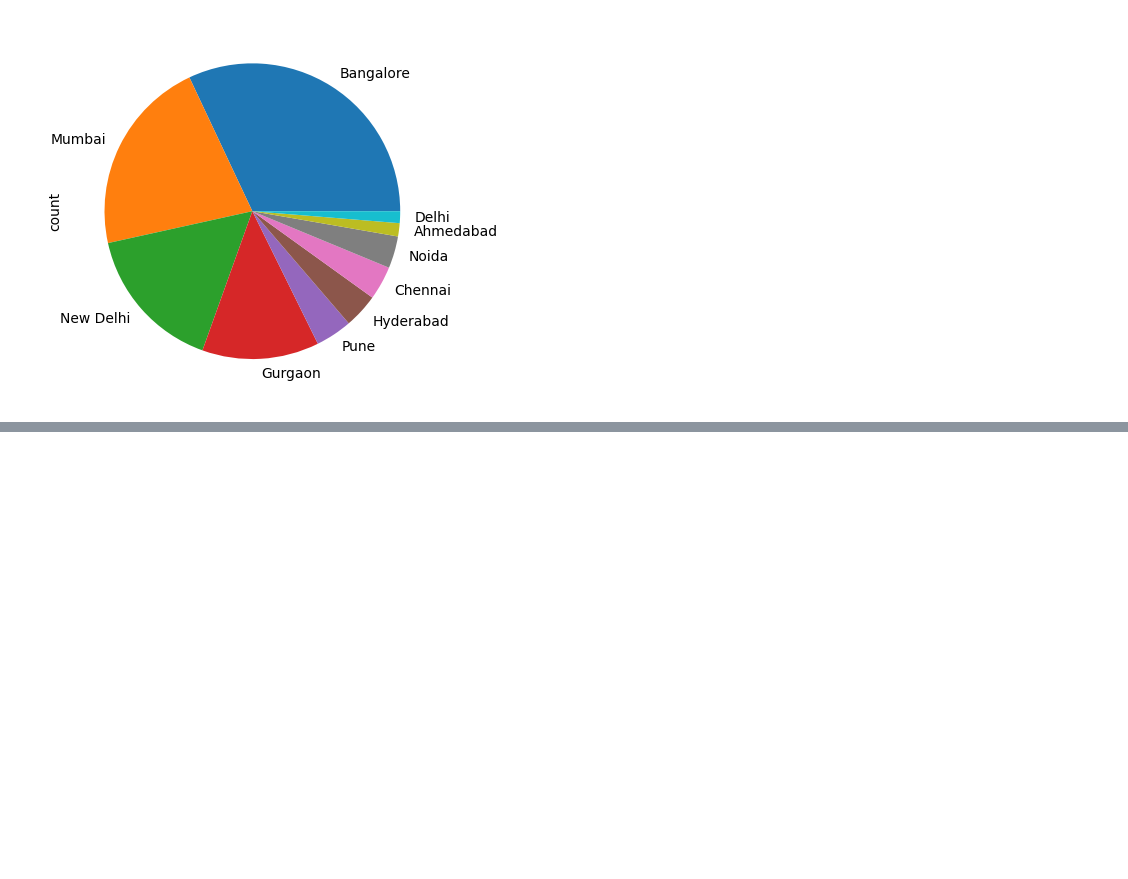
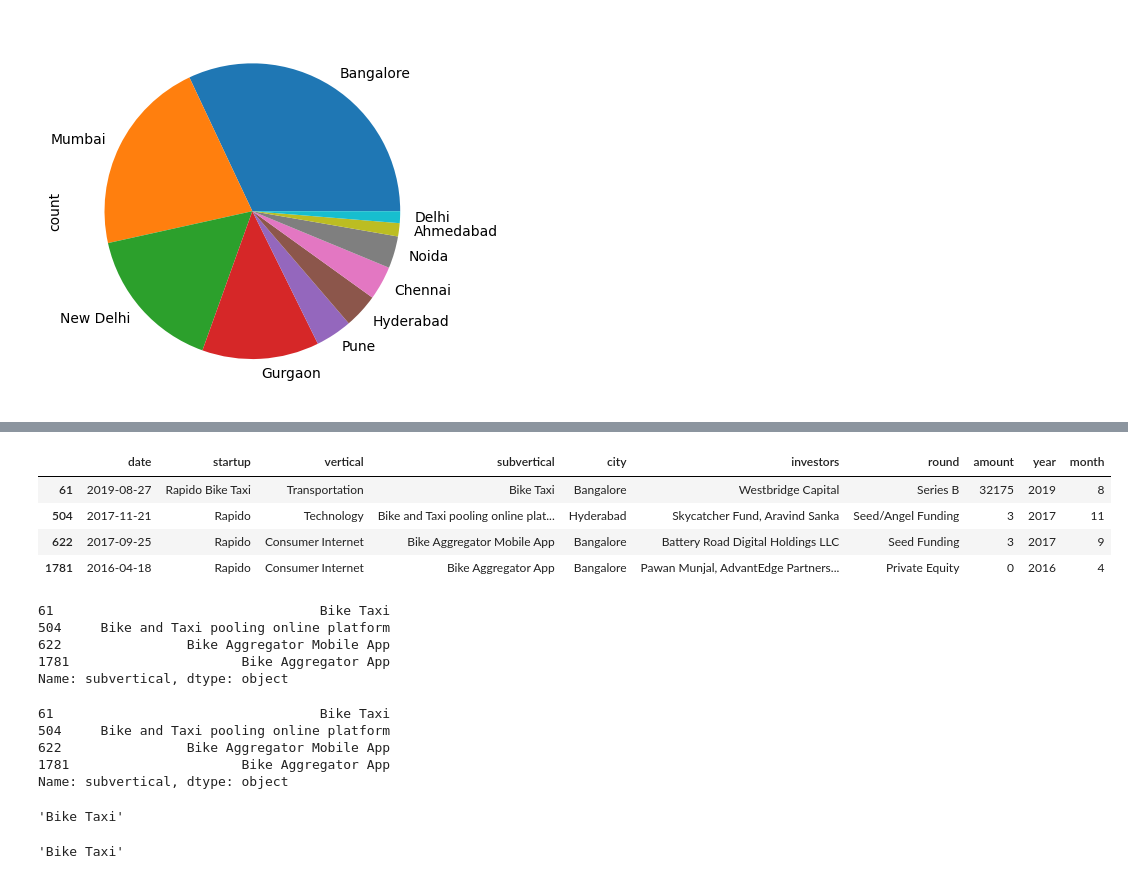
Before and after one commit to Dalchandyogi/ML-Journey, a Jupyter notebook: Streamlit/indian-startup-data-preprocessing.ipynb, the cells around one changed output, grey strips where cells are left out. Saved outputs shown, nothing was run; the diff lists cells and outputs as text; code cells hidden in the pictures; blank space fills up the shorter version.

```diff
--- a/Streamlit/indian-startup-data-preprocessing.ipynb
+++ b/Streamlit/indian-startup-data-preprocessing.ipynb
@@ -560,0 +570,38 @@ df.to_csv(file, index=False)
+# %%
+comp_df = df[df['startup'].str.contains("rapido", case=False, na=False)]
+# %%
+comp_df
+# %% [output]
+|  | date | startup | vertical | subvertical | city | investors | round | amount | year | month |
+| 61 | 2019-08-27 | Rapido Bike Taxi | Transportation | Bike Taxi | Bangalore | Westbridge Capital | Series B | 32175 | 2019 | 8 |
+| 504 | 2017-11-21 | Rapido | Technology | Bike and Taxi pooling online plat... | Hyderabad | Skycatcher Fund, Aravind Sanka | Seed/Angel Funding | 3 | 2017 | 11 |
+| 622 | 2017-09-25 | Rapido | Consumer Internet | Bike Aggregator Mobile App | Bangalore | Battery Road Digital Holdings LLC | Seed Funding | 3 | 2017 | 9 |
+| 1781 | 2016-04-18 | Rapido | Consumer Internet | Bike Aggregator App | Bangalore | Pawan Munjal, AdvantEdge Partners... | Private Equity | 0 | 2016 | 4 |
+# %%
+if 'subvertical' in comp_df.columns:
+    subindustry = comp_df['subvertical']
+    print(subindustry)
+else:
+    subindustry = 'N/A'
+# %% [output]
+61                                  Bike Taxi
+504     Bike and Taxi pooling online platform
+622                Bike Aggregator Mobile App
+1781                      Bike Aggregator App
+Name: subvertical, dtype: object
+# %%
+subindustry
+# %% [output]
+61                                  Bike Taxi
+504     Bike and Taxi pooling online platform
+622                Bike Aggregator Mobile App
+1781                      Bike Aggregator App
+Name: subvertical, dtype: object
+# %%
+comp_df['subvertical'].values[0] if 'subvertical' in comp_df.columns else 'N/A'
+# %% [output]
+'Bike Taxi'
+# %%
+comp_df['subvertical'].values[0]
+# %% [output]
+'Bike Taxi'
```
Also changed, not shown: parts of 3 cells of this notebook, 2 other files.
